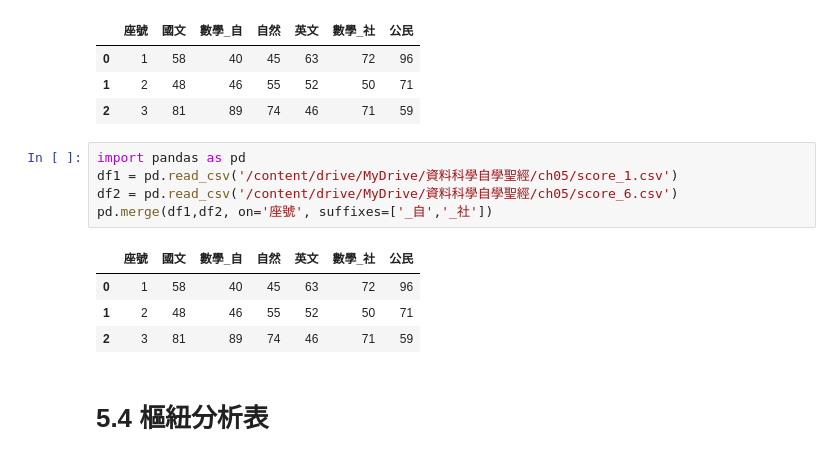
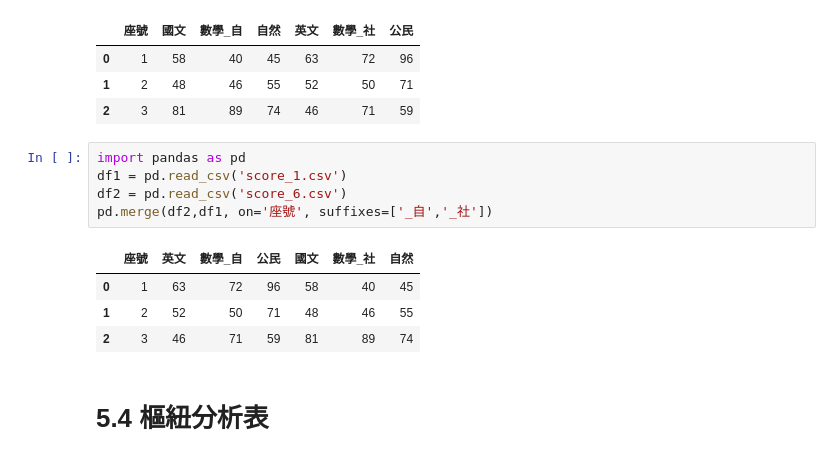
Before and after one commit to raykuo7/AI_course, a Jupyter notebook: AI_1023/資料科學自學聖經_ch05/資料預處理_資料清洗及圖片增量.ipynb, the cells around one changed output. Drawn from its saved outputs; the diff is of its cells as text.

```diff
--- a/AI_1023/資料科學自學聖經_ch05/資料預處理_資料清洗及圖片增量.ipynb
+++ b/AI_1023/資料科學自學聖經_ch05/資料預處理_資料清洗及圖片增量.ipynb
@@ -447,14 +447,14 @@ pd.merge(df1, df2
 | 2 | 3 | 81 | 89 | 74 | 46 | 71 | 59 |
 # %%
 import pandas as pd
-df1 = pd.read_csv('/content/drive/MyDrive/資料科學自學聖經/ch05/score_1.csv')
-df2 = pd.read_csv('/content/drive/MyDrive/資料科學自學聖經/ch05/score_6.csv')
-pd.merge(df1,df2, on='座號', suffixes=['_自','_社'])
+df1 = pd.read_csv('score_1.csv')
+df2 = pd.read_csv('score_6.csv')
+pd.merge(df2,df1, on='座號', suffixes=['_自','_社'])
 # %% [output]
-|  | 座號 | 國文 | 數學_自 | 自然 | 英文 | 數學_社 | 公民 |
-| 0 | 1 | 58 | 40 | 45 | 63 | 72 | 96 |
-| 1 | 2 | 48 | 46 | 55 | 52 | 50 | 71 |
-| 2 | 3 | 81 | 89 | 74 | 46 | 71 | 59 |
+|  | 座號 | 英文 | 數學_自 | 公民 | 國文 | 數學_社 | 自然 |
+| 0 | 1 | 63 | 72 | 96 | 58 | 40 | 45 |
+| 1 | 2 | 52 | 50 | 71 | 48 | 46 | 55 |
+| 2 | 3 | 46 | 71 | 59 | 81 | 89 | 74 |
 # %% [markdown]
 # 5.4 樞紐分析表
 # %%
```
Also changed, not shown: parts of 7 cells of this notebook, 6 other files.
